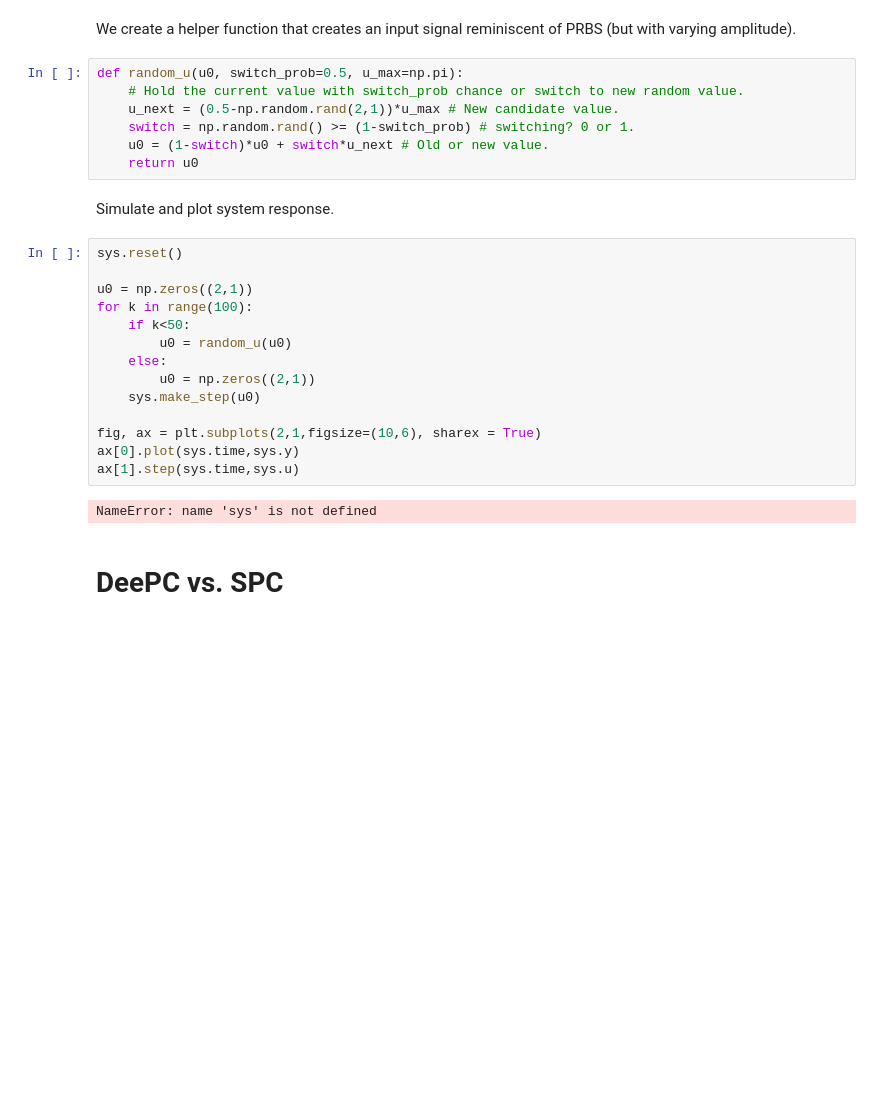
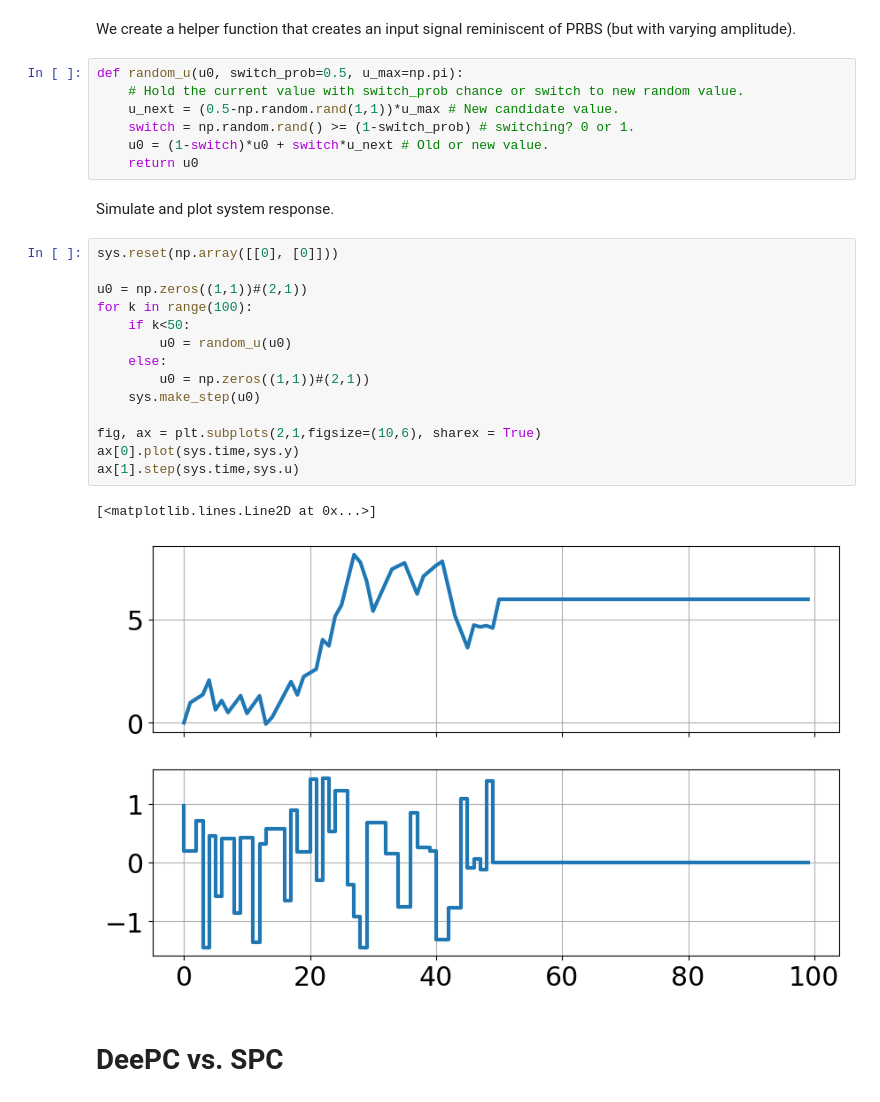
Before and after one commit to kogedi/ModelPredictiveControl, a Jupyter notebook: Assignments/Paper_Discussion/DeePC_Perspective-main/ECC2021/res_01_woNoise.ipynb, the cells around one changed output. Drawn from its saved outputs; the diff is of its cells as text; blank space fills up the shorter version.

```diff
--- a/Assignments/Paper_Discussion/DeePC_Perspective-main/ECC2021/res_01_woNoise.ipynb
+++ b/Assignments/Paper_Discussion/DeePC_Perspective-main/ECC2021/res_01_woNoise.ipynb
@@ -90,28 +90,29 @@ We create a helper function that creates an input signal reminiscent of PRBS (bu
 # %%
 def random_u(u0, switch_prob=0.5, u_max=np.pi):
     # Hold the current value with switch_prob chance or switch to new random value.
-    u_next = (0.5-np.random.rand(2,1))*u_max # New candidate value.
+    u_next = (0.5-np.random.rand(1,1))*u_max # New candidate value.
     switch = np.random.rand() >= (1-switch_prob) # switching? 0 or 1.
     u0 = (1-switch)*u0 + switch*u_next # Old or new value.
     return u0
 # %% [markdown]
 Simulate and plot system response.
 # %%
-sys.reset()
+sys.reset(np.array([[0], [0]]))
 
-u0 = np.zeros((2,1))
+u0 = np.zeros((1,1))#(2,1))
 for k in range(100):
     if k<50:
         u0 = random_u(u0)
     else:
-        u0 = np.zeros((2,1))
+        u0 = np.zeros((1,1))#(2,1))
     sys.make_step(u0)
 
 fig, ax = plt.subplots(2,1,figsize=(10,6), sharex = True)
 ax[0].plot(sys.time,sys.y)
 ax[1].step(sys.time,sys.u)
 # %% [output]
-NameError: name 'sys' is not defined
+[<matplotlib.lines.Line2D at 0x...>]
+[figure, added]
 # %% [markdown]
 # DeePC vs. SPC
 # %% [markdown]
```
Also changed, not shown: parts of 20 cells of this notebook, 1 other file.
